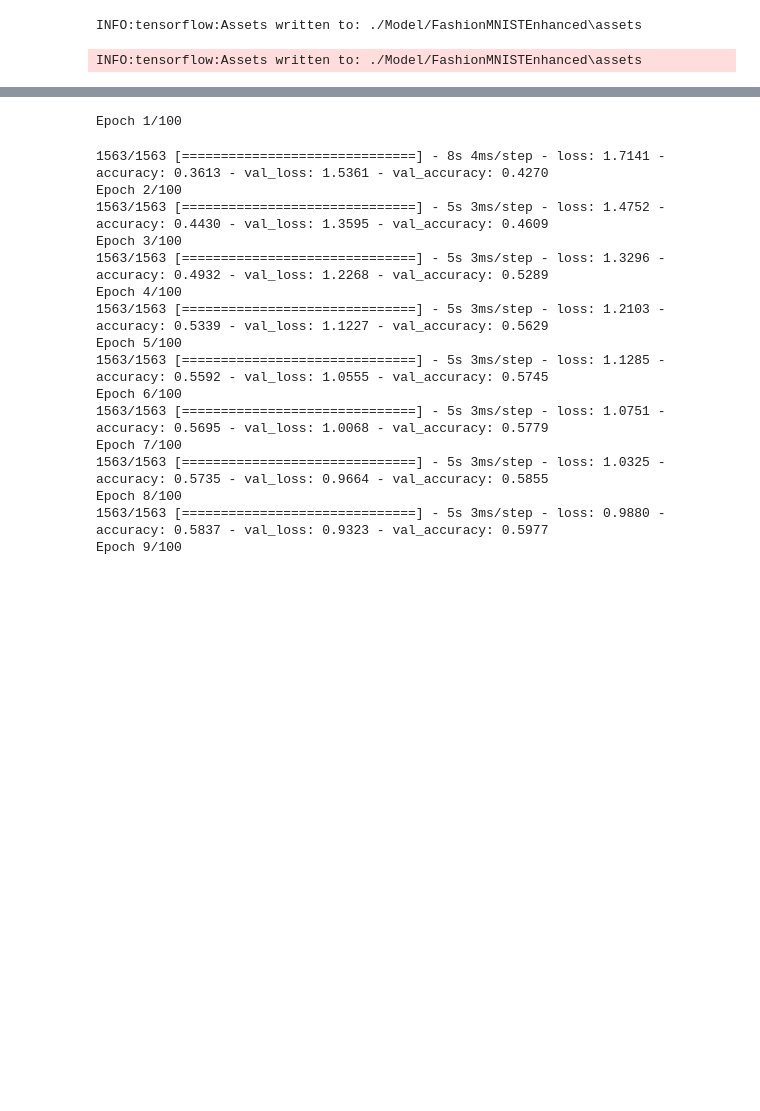
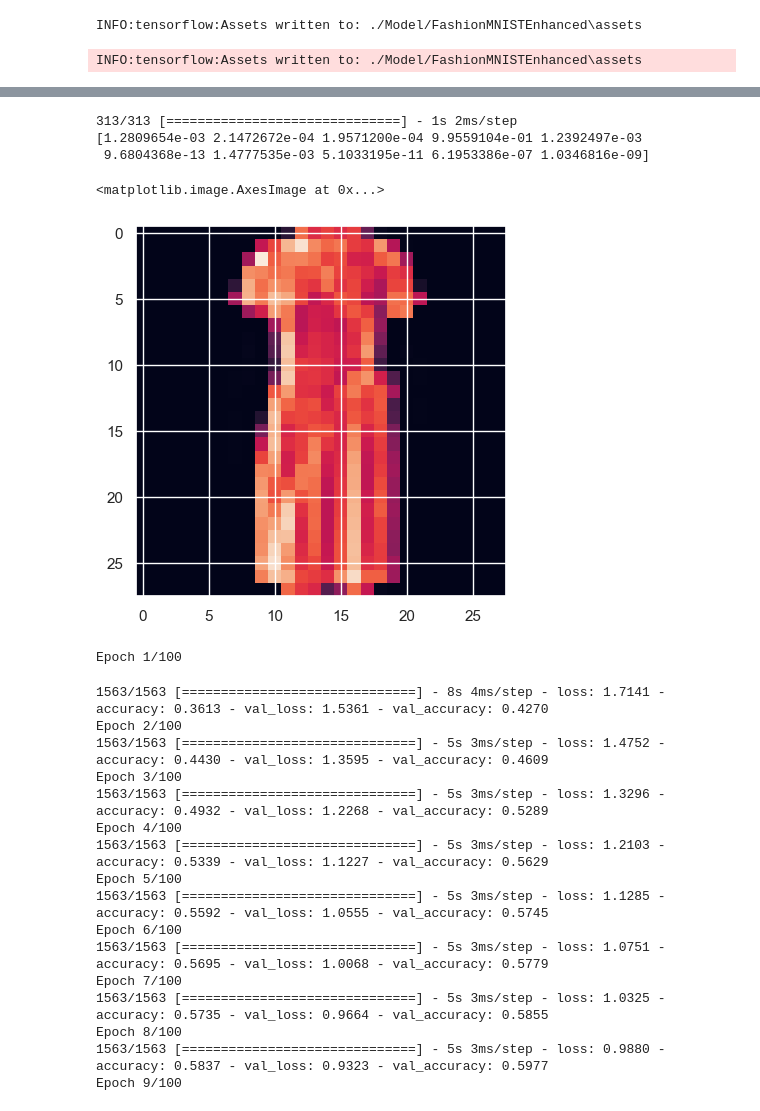
Before and after one commit to GonzaLinares/TP1_RN, a Jupyter notebook: FashionMNIST/main.ipynb, the cells around one changed output, grey strips where cells are left out. Drawn from its saved outputs; the diff is of its cells as text; code cells hidden in the pictures; blank space fills up the shorter version.

```diff
--- a/FashionMNIST/main.ipynb
+++ b/FashionMNIST/main.ipynb
@@ -363,0 +372,6 @@ for i in range(len(predictions)):
+# %%
+model = load_model("./Model/FashionMNISTBase")
+toSubmit = pd.DataFrame(columns=["id","Category"])
+toSubmit["id"] = np.arange(len(test))
+toSubmit["Category"] = np.argmax(model.predict(test), (1))
+toSubmit.to_csv("./Submit/sub042623.csv", index=False)
@@ -364,3 +380,12 @@ for i in range(len(predictions)):
+# %%
+print(model.predict(test)[0])
+plt.imshow(test[0])
+# %% [output]
+313/313 [==============================] - 1s 2ms/step
+[1.2809654e-03 2.1472672e-04 1.9571200e-04 9.9559104e-01 1.2392497e-03
+ 9.6804368e-13 1.4777535e-03 5.1033195e-11 6.1953386e-07 1.0346816e-09]
+<matplotlib.image.AxesImage at 0x...>
+[figure, added]
 # %%
 toSubmit.to_csv("./Submit/sub042623.csv", index=False)
 # %%
```
Also changed, not shown: parts of 11 cells of this notebook, 11 other files.
